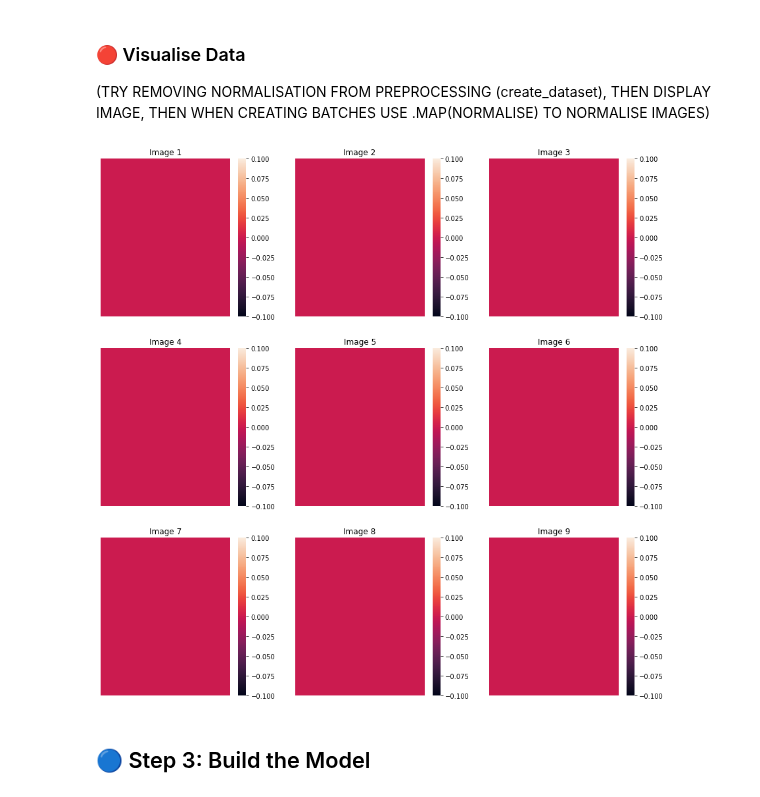
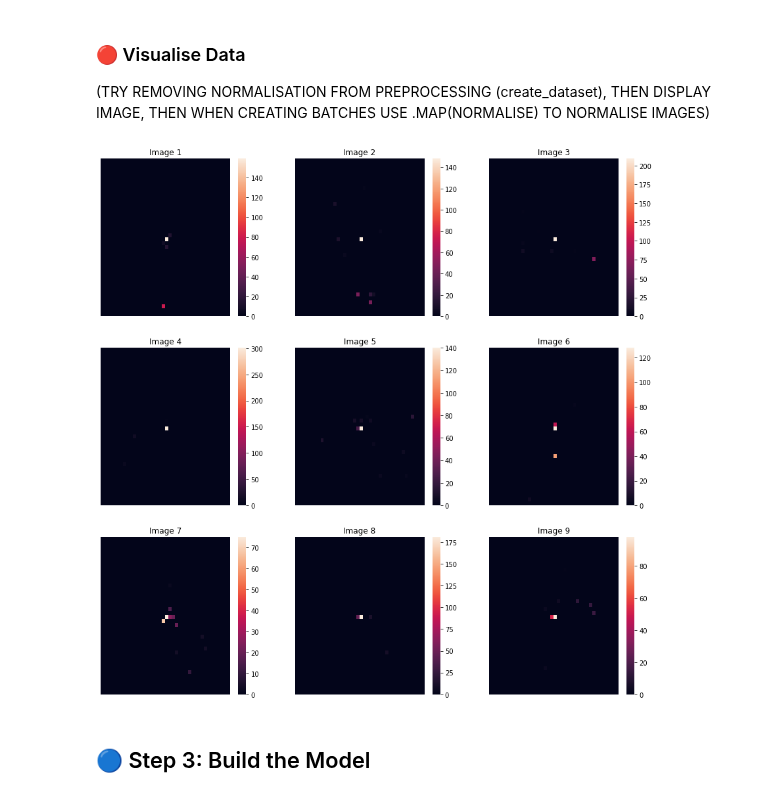
Before and after one commit to johngeorgousis/jet-classifier, a Jupyter notebook: MAIN.ipynb, the cells around one changed output. Drawn from its saved outputs; the diff is of its cells as text; code cells hidden in the pictures.

```diff
--- a/MAIN.ipynb
+++ b/MAIN.ipynb
@@ -254,15 +252,15 @@ train, val, test:  320 70 69
 # %%
 plt.figure(figsize=(15,15))
 
 for images, labels in train_batches.take(1):
       for i in range(9):
         ax = plt.subplot(3, 3, i + 1)
-        sns.heatmap(images[i].numpy().reshape(40, 40), robust=True)
+        sns.heatmap(images[i].numpy().reshape(40, 40))
         #plt.imshow(images[i].numpy().astype("uint8"))
         plt.title('Image {}'.format(i+1))
         plt.axis("off")
 # %% [output]
-[figure, old version]
+[figure, new version]
 # %% [markdown]
 ## 🔵 Step 3: Build the Model
 # %% [markdown]
```
Also changed, not shown: parts of 6 cells of this notebook.
